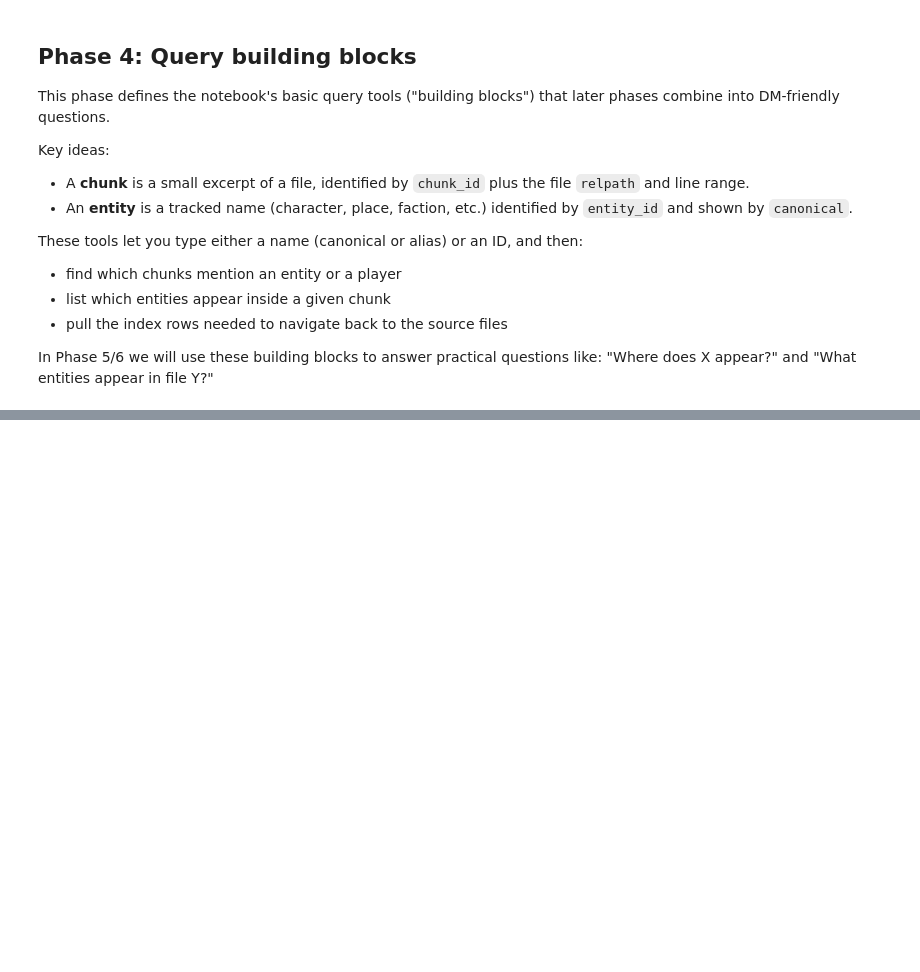
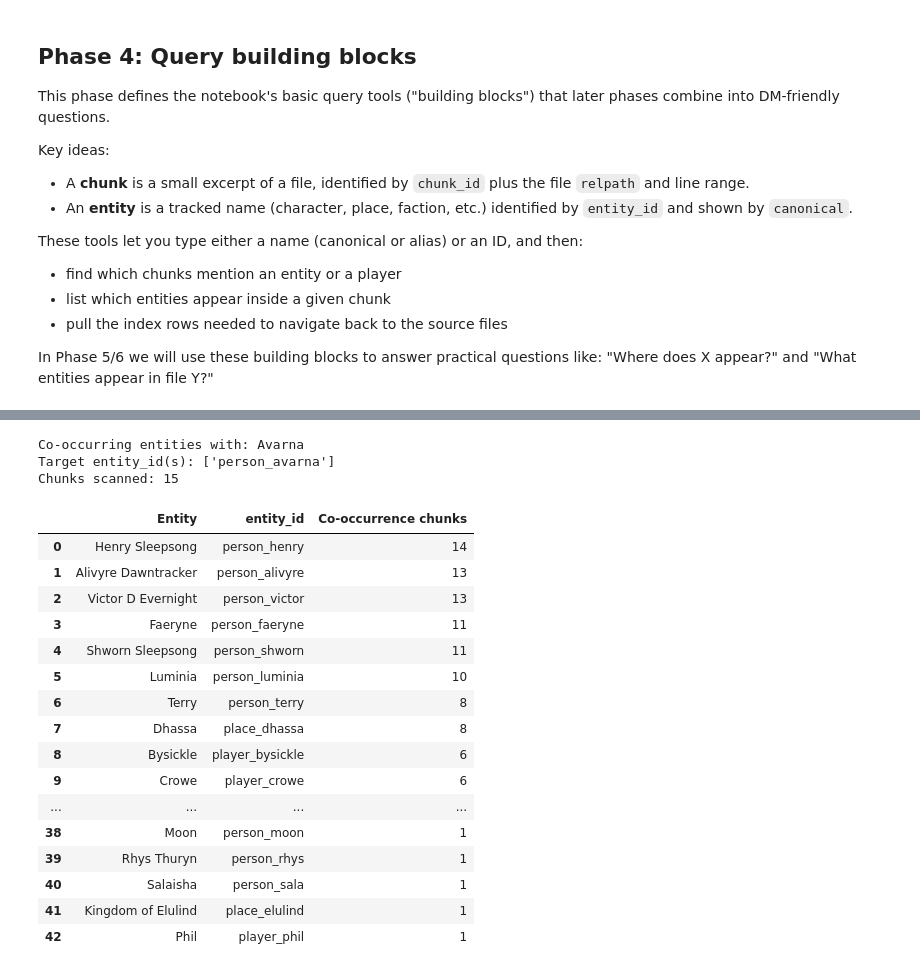
Before and after one commit to CharisSophia/iwtc-tools, a Jupyter notebook: notebooks/IWTC_Index_Query_V0.ipynb, the cells around one changed output, grey strips where cells are left out. Saved outputs shown, nothing was run; the diff lists cells and outputs as text; code cells hidden in the pictures; blank space fills up the shorter version.

```diff
--- a/notebooks/IWTC_Index_Query_V0.ipynb
+++ b/notebooks/IWTC_Index_Query_V0.ipynb
@@ -982,0 +1216,61 @@ This section serves as a reusable verification block for future runs.
+# %%
+# -------------------------------------------------------------------
+# Q3: What entities co-occur with entity X?
+# -------------------------------------------------------------------
+
+ENTITY = "Avarna"  # <-- edit this
+
+target_eids = set(find_entity_ids(ENTITY))
+
+df_chunks = get_chunk_rows(set().union(*[
+    find_chunk_ids_for_entity(eid)
+    for eid in target_eids
+]))
+
+df_cooccur = (
+    pd.Series(
+        [
+            eid
+            for raw in df_chunks["entity_ids"]
+            for eid in str(raw).split("|")
+            if str(eid).strip() and eid not in target_eids
+        ],
+        name="entity_id"
+    )
+    .value_counts()
+    .rename_axis("entity_id")
+    .reset_index(name="co_chunks")
+    .merge(DF_VOCAB_ENTITIES[["entity_id", "canonical"]], on="entity_id", how="left")
+    .loc[:, ["canonical", "entity_id", "co_chunks"]]
+    .rename(columns={"canonical": "Entity", "co_chunks": "Co-occurrence chunks"})
+    .sort_values(["Co-occurrence chunks", "entity_id"], ascending=[False, True])
+    .reset_index(drop=True)
+)
+
+print(f"Co-occurring entities with: {ENTITY}")
+print(f"Target entity_id(s): {sorted(target_eids)}")
+print(f"Chunks scanned: {len(df_chunks)}\n")
+display(df_cooccur)
+
+del ENTITY, target_eids, df_chunks, df_cooccur
+# %% [output]
+Co-occurring entities with: Avarna
+Target entity_id(s): ['person_avarna']
+Chunks scanned: 15
+|  | Entity | entity_id | Co-occurrence chunks |
+| 0 | Henry Sleepsong | person_henry | 14 |
+| 1 | Alivyre Dawntracker | person_alivyre | 13 |
+| 2 | Victor D Evernight | person_victor | 13 |
+| 3 | Faeryne | person_faeryne | 11 |
+| 4 | Shworn Sleepsong | person_shworn | 11 |
+| 5 | Luminia | person_luminia | 10 |
+| 6 | Terry | person_terry | 8 |
+| 7 | Dhassa | place_dhassa | 8 |
+| 8 | Bysickle | player_bysickle | 6 |
+| 9 | Crowe | player_crowe | 6 |
+| ... | ... | ... | ... |
+| 38 | Moon | person_moon | 1 |
+| 39 | Rhys Thuryn | person_rhys | 1 |
+| 40 | Salaisha | person_sala | 1 |
+| 41 | Kingdom of Elulind | place_elulind | 1 |
+| 42 | Phil | player_phil | 1 |
```
Also changed, not shown: parts of 23 cells of this notebook, 1 other file.
